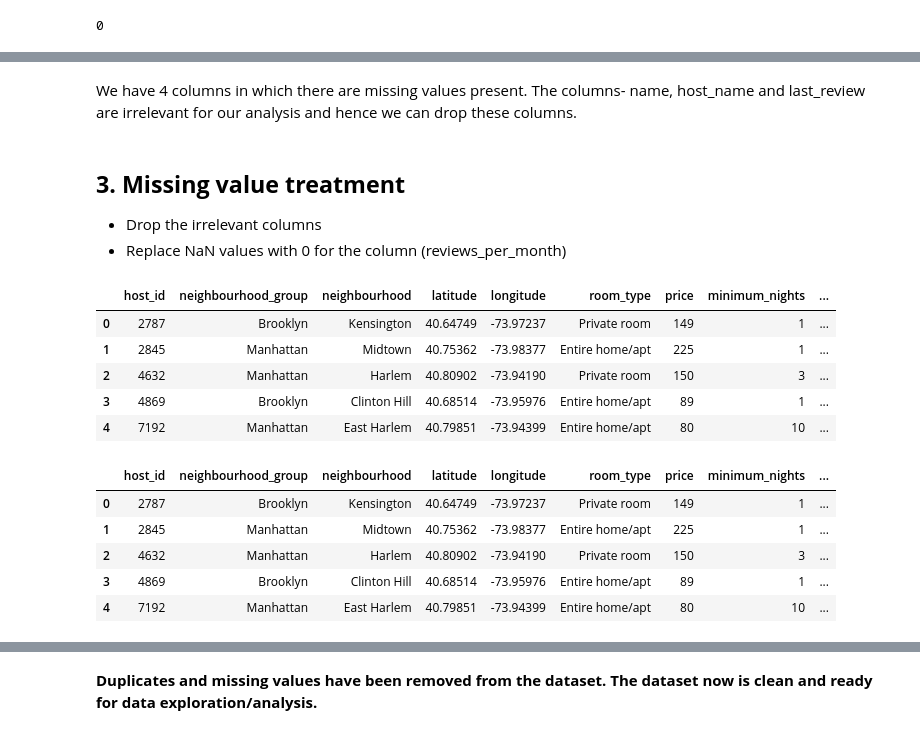
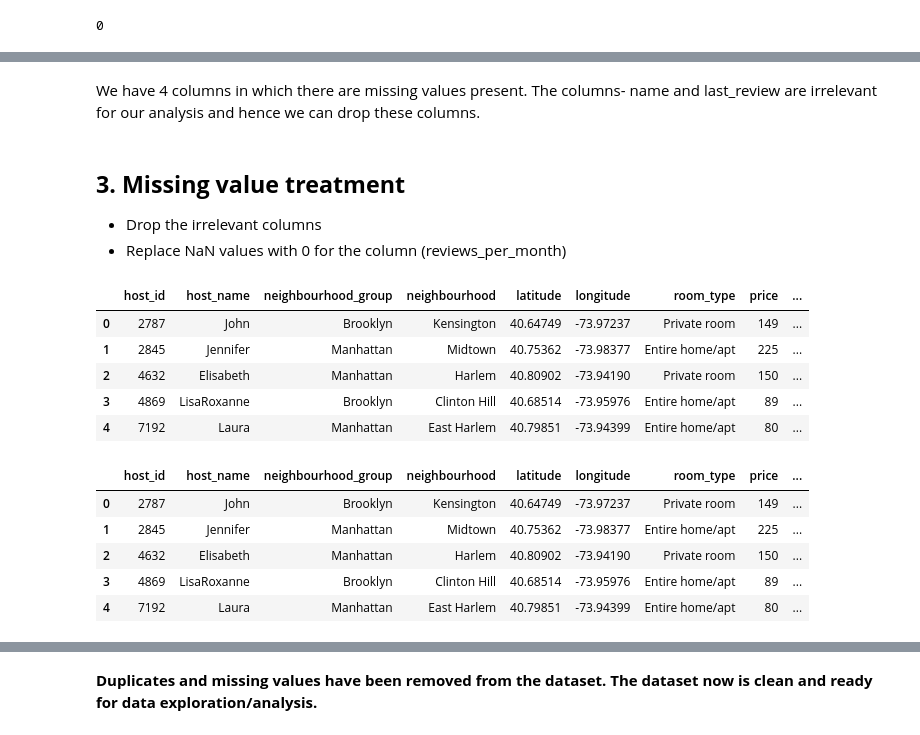
Before and after one commit to Rudrajit12/Airbnb-Bookings-Analysis, a Jupyter notebook: Airbnb_Bookings_Analysis_Capstone_Project.ipynb, the cells around one changed output, grey strips where cells are left out. Drawn from its saved outputs; the diff is of its cells as text; code cells hidden in the pictures.

```diff
--- a/Airbnb_Bookings_Analysis_Capstone_Project.ipynb
+++ b/Airbnb_Bookings_Analysis_Capstone_Project.ipynb
@@ -130,31 +139,31 @@ calculated_host_listings_count        0
 availability_365                      0
 dtype: int64
 # %% [markdown]
-We have 4 columns in which there are missing values present. The columns- name, host_name and last_review are irrelevant for our analysis and hence we can drop these columns.
+We have 4 columns in which there are missing values present. The columns- name and last_review are irrelevant for our analysis and hence we can drop these columns.
 # %% [markdown]
 ## **3. Missing value treatment**
 
 *   Drop the irrelevant columns
 *   Replace NaN values with 0 for the column (reviews_per_month)
 # %%
-# We can drop the unnecessary columns from the dataframe
-bnb_df.drop(['id','name','host_name','last_review'], axis=1, inplace=True)
+# drop the unnecessary columns from the dataframe
+bnb_df.drop(['id','name','last_review'], axis=1, inplace=True)
 bnb_df.head()
 # %% [output]
-|  | host_id | neighbourhood_group | neighbourhood | latitude | longitude | room_type | price | minimum_nights | ... |
-| 0 | 2787 | Brooklyn | Kensington | 40.64749 | -73.97237 | Private room | 149 | 1 | ... |
-| 1 | 2845 | Manhattan | Midtown | 40.75362 | -73.98377 | Entire home/apt | 225 | 1 | ... |
-| 2 | 4632 | Manhattan | Harlem | 40.80902 | -73.94190 | Private room | 150 | 3 | ... |
-| 3 | 4869 | Brooklyn | Clinton Hill | 40.68514 | -73.95976 | Entire home/apt | 89 | 1 | ... |
-| 4 | 7192 | Manhattan | East Harlem | 40.79851 | -73.94399 | Entire home/apt | 80 | 10 | ... |
+|  | host_id | host_name | neighbourhood_group | neighbourhood | latitude | longitude | room_type | price | ... |
+| 0 | 2787 | John | Brooklyn | Kensington | 40.64749 | -73.97237 | Private room | 149 | ... |
+| 1 | 2845 | Jennifer | Manhattan | Midtown | 40.75362 | -73.98377 | Entire home/apt | 225 | ... |
+| 2 | 4632 | Elisabeth | Manhattan | Harlem | 40.80902 | -73.94190 | Private room | 150 | ... |
+| 3 | 4869 | LisaRoxanne | Brooklyn | Clinton Hill | 40.68514 | -73.95976 | Entire home/apt | 89 | ... |
+| 4 | 7192 | Laura | Manhattan | East Harlem | 40.79851 | -73.94399 | Entire home/apt | 80 | ... |
 # %%
-# We can replace all NaN values in reviews_per_month by 0
+# replace all NaN values in 'reviews_per_month' by 0
 bnb_df.reviews_per_month.fillna(0, inplace=True)
 bnb_df.head()
 # %% [output]
-|  | host_id | neighbourhood_group | neighbourhood | latitude | longitude | room_type | price | minimum_nights | ... |
-| 0 | 2787 | Brooklyn | Kensington | 40.64749 | -73.97237 | Private room | 149 | 1 | ... |
-| 1 | 2845 | Manhattan | Midtown | 40.75362 | -73.98377 | Entire home/apt | 225 | 1 | ... |
-| 2 | 4632 | Manhattan | Harlem | 40.80902 | -73.94190 | Private room | 150 | 3 | ... |
-| 3 | 4869 | Brooklyn | Clinton Hill | 40.68514 | -73.95976 | Entire home/apt | 89 | 1 | ... |
-| 4 | 7192 | Manhattan | East Harlem | 40.79851 | -73.94399 | Entire home/apt | 80 | 10 | ... |
+|  | host_id | host_name | neighbourhood_group | neighbourhood | latitude | longitude | room_type | price | ... |
+| 0 | 2787 | John | Brooklyn | Kensington | 40.64749 | -73.97237 | Private room | 149 | ... |
+| 1 | 2845 | Jennifer | Manhattan | Midtown | 40.75362 | -73.98377 | Entire home/apt | 225 | ... |
+| 2 | 4632 | Elisabeth | Manhattan | Harlem | 40.80902 | -73.94190 | Private room | 150 | ... |
+| 3 | 4869 | LisaRoxanne | Brooklyn | Clinton Hill | 40.68514 | -73.95976 | Entire home/apt | 89 | ... |
+| 4 | 7192 | Laura | Manhattan | East Harlem | 40.79851 | -73.94399 | Entire home/apt | 80 | ... |
```
Also changed, not shown: parts of 22 cells of this notebook.
